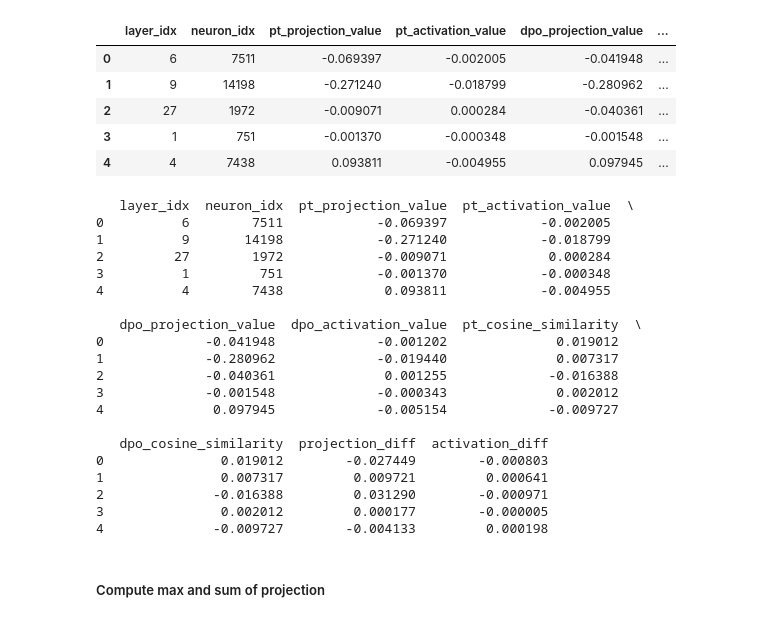
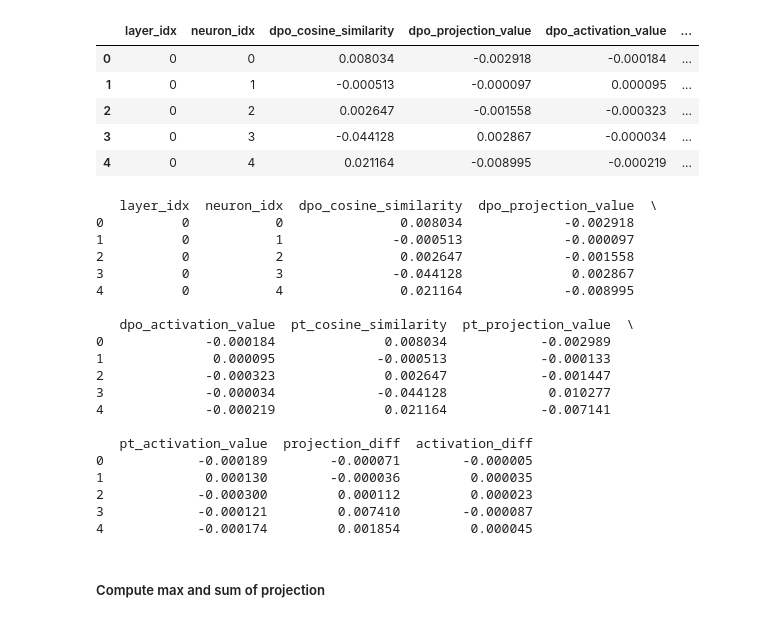
Before and after one commit to PamelaBha/MIB, a Jupyter notebook: toxicity/graphs/contribution_plot_llama3.ipynb, the cells around one changed output. Saved outputs shown, nothing was run; the diff lists cells and outputs as text; code cells hidden in the pictures.

```diff
--- a/toxicity/graphs/contribution_plot_llama3.ipynb
+++ b/toxicity/graphs/contribution_plot_llama3.ipynb
@@ -6,14 +8,14 @@ import matplotlib.pyplot as plt
 from functools import reduce
 # %%
-df = pd.read_csv('/data/kebl6672/dpo-toxic-general/toxicity/llama3_all_neuron_metrics_new.csv')
+df = pd.read_csv('/data/kebl6672/dpo-toxic-general/toxicity/llama3_all_neuron_metrics.csv')
 df.head()
 # %% [output]
-|  | layer_idx | neuron_idx | pt_projection_value | pt_activation_value | dpo_projection_value | ... |
-| 0 | 6 | 7511 | -0.069397 | -0.002005 | -0.041948 | ... |
-| 1 | 9 | 14198 | -0.271240 | -0.018799 | -0.280962 | ... |
-| 2 | 27 | 1972 | -0.009071 | 0.000284 | -0.040361 | ... |
-| 3 | 1 | 751 | -0.001370 | -0.000348 | -0.001548 | ... |
-| 4 | 4 | 7438 | 0.093811 | -0.004955 | 0.097945 | ... |
+|  | layer_idx | neuron_idx | dpo_cosine_similarity | dpo_projection_value | dpo_activation_value | ... |
+| 0 | 0 | 0 | 0.008034 | -0.002918 | -0.000184 | ... |
+| 1 | 0 | 1 | -0.000513 | -0.000097 | 0.000095 | ... |
+| 2 | 0 | 2 | 0.002647 | -0.001558 | -0.000323 | ... |
+| 3 | 0 | 3 | -0.044128 | 0.002867 | -0.000034 | ... |
+| 4 | 0 | 4 | 0.021164 | -0.008995 | -0.000219 | ... |
 # %%
 merged_df = df
 
@@ -26,26 +28,26 @@ merged_df['activation_diff'] = merged_df['pt_activation_value'] - merged_df['dpo
 # Display the first few rows of the DataFrame
 print(merged_df.head())
 # %% [output]
-   layer_idx  neuron_idx  pt_projection_value  pt_activation_value  \
-0          6        7511            -0.069397            -0.002005
-1          9       14198            -0.271240            -0.018799
-2         27        1972            -0.009071             0.000284
-3          1         751            -0.001370            -0.000348
-4          4        7438             0.093811            -0.004955
+   layer_idx  neuron_idx  dpo_cosine_similarity  dpo_projection_value  \
+0          0           0               0.008034             -0.002918
+1          0           1              -0.000513             -0.000097
+2          0           2               0.002647             -0.001558
+3          0           3              -0.044128              0.002867
+4          0           4               0.021164             -0.008995
 
-   dpo_projection_value  dpo_activation_value  pt_cosine_similarity  \
-0             -0.041948             -0.001202              0.019012
-1             -0.280962             -0.019440              0.007317
-2             -0.040361              0.001255             -0.016388
-3             -0.001548             -0.000343              0.002012
-4              0.097945             -0.005154             -0.009727
+   dpo_activation_value  pt_cosine_similarity  pt_projection_value  \
+0             -0.000184              0.008034            -0.002989
+1              0.000095             -0.000513            -0.000133
+2             -0.000323              0.002647            -0.001447
+3             -0.000034             -0.044128             0.010277
+4             -0.000219              0.021164            -0.007141
 
-   dpo_cosine_similarity  projection_diff  activation_diff
-0               0.019012        -0.027449        -0.000803
-1               0.007317         0.009721         0.000641
-2              -0.016388         0.031290        -0.000971
-3               0.002012         0.000177        -0.000005
-4              -0.009727        -0.004133         0.000198
+   pt_activation_value  projection_diff  activation_diff
+0            -0.000189        -0.000071        -0.000005
+1             0.000130        -0.000036         0.000035
+2            -0.000300         0.000112         0.000023
+3            -0.000121         0.007410        -0.000087
+4            -0.000174         0.001854         0.000045
 # %% [markdown]
 ##### Compute max and sum of projection
 # %%
```
Also changed, not shown: parts of 14 cells of this notebook, 8 other files.
